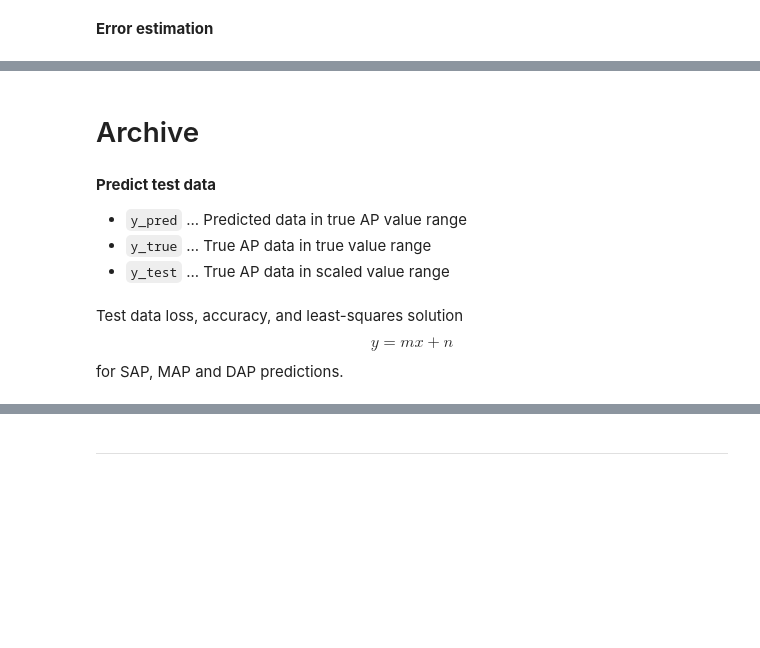
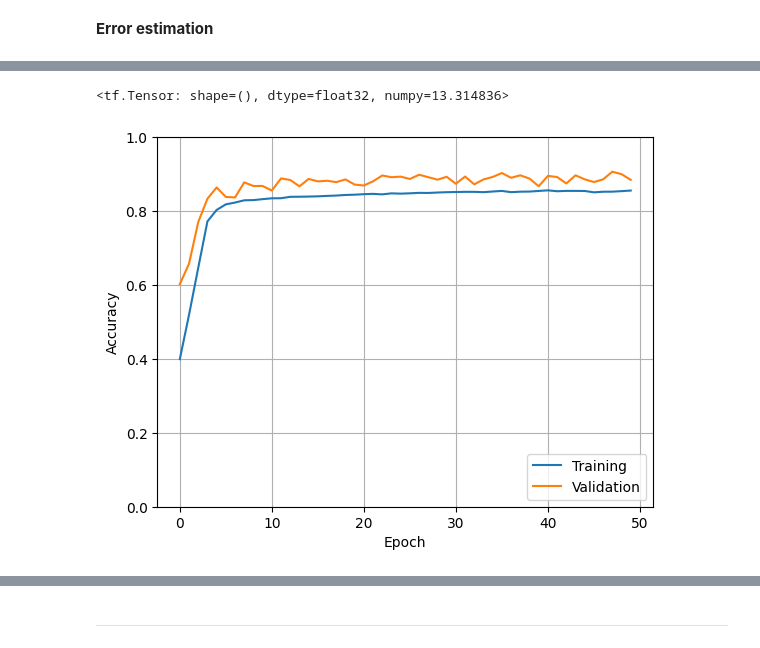
Before and after one commit to EITLabworks/In-Vivo-Data-Driven-Aortic-Pressure-Estimation-from-EIT, a Jupyter notebook: mapper_kerastuner.ipynb, the cells around one changed output, grey strips where cells are left out. Drawn from its saved outputs; the diff is of its cells as text; code cells hidden in the pictures; blank space fills up the shorter version.

Commit message:
HPT Results (#3)
* initial commit

* NEW hpt with kerastuner

* 4p hpt

* del old images

* weights hpt

* removed unused files

* removed images

* tuning done

* tuning done2

```diff
--- a/mapper_kerastuner.ipynb
+++ b/mapper_kerastuner.ipynb
@@ -263,0 +240,11 @@ X_expt10, y_expt10, clrs_pig_expt10 = load_augmented_example(
+# %%
+pigs = ["P_{0:02d}_PulHyp".format(i) for i in range(1, 10)]
+print(pigs)
+
+load_path = "/data/PulHypStudie_Check_npz_v2_SNR20/"
+X_expt10, y_expt10, clrs_pig_expt10 = load_augmented_example(
+    load_path, pigs, sample_skip=500, load_samples="upwards"
+)
+X_valid_expt10, y_valid_expt10, clrs_pig_valid_expt10 = load_augmented_example(
+    load_path, pigs, sample_skip=500, load_samples="downwards"
+)
@@ -326,15 +429,16 @@ plt.savefig(f"src/results/boxplot_{m_idx}.png")
-# %% [markdown]
-# Archive
+# %%
+model.loss(Y_true,Y_pred)
+# %% [output]
+<tf.Tensor: shape=(), dtype=float32, numpy=13.314836>
 # %%
 plt.plot(history.history["accuracy"], label="Training")
 plt.plot(history.history["val_accuracy"], label="Validation")
+plt.grid()
+plt.ylim([0,1.])
 plt.xlabel("Epoch")
 plt.ylabel("Accuracy")
 plt.legend(loc="lower right")
+plt.savefig(f"src/results/accrcy_{m_idx}.png")
 plt.show()
+# %% [output]
+[figure, added]
-# %% [markdown]
-**Predict test data**
-
-- `y_pred` ...  Predicted data in true AP value range
-- `y_true` ...  True AP data in true value range
-- `y_test` ...  True AP data in scaled value range
@@ -365,2 +444,0 @@ np.savez(
-# %% [markdown]
-Test data loss, accuracy, and least-squares solution $$y = mx + n$$ for SAP, MAP and DAP predictions.
```
Also changed, not shown: parts of 45 cells of this notebook, 35 other files.
